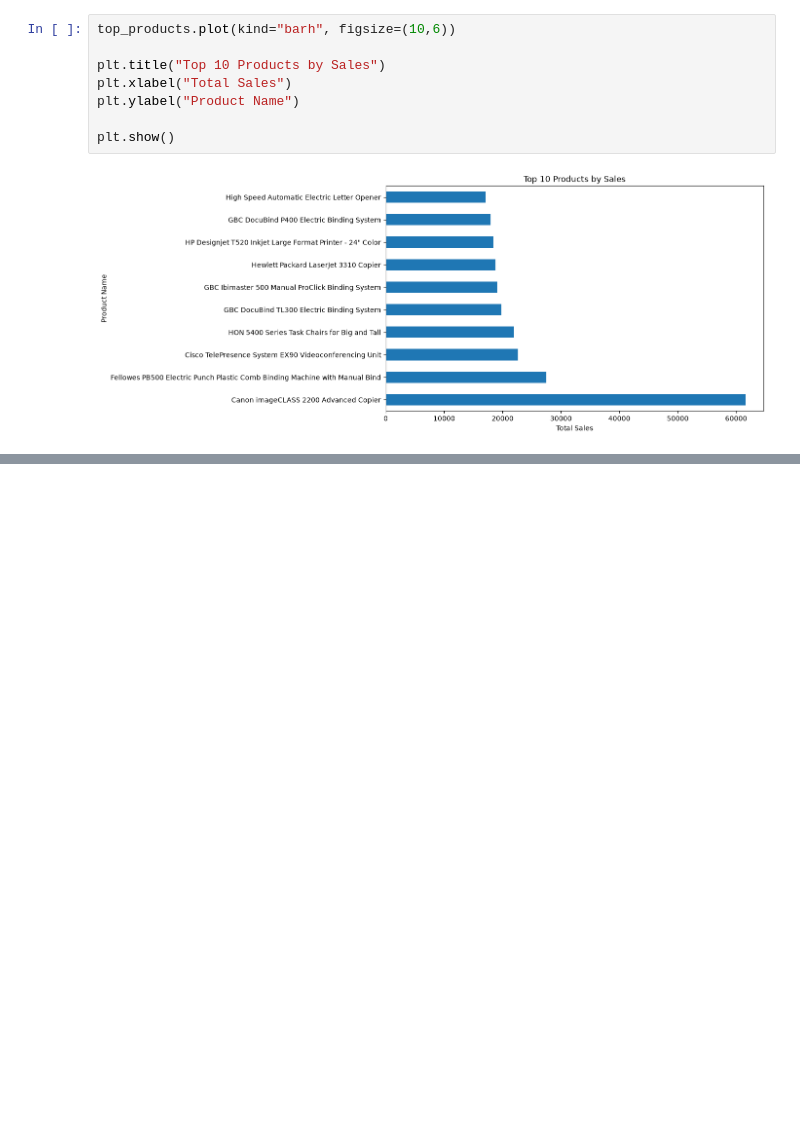
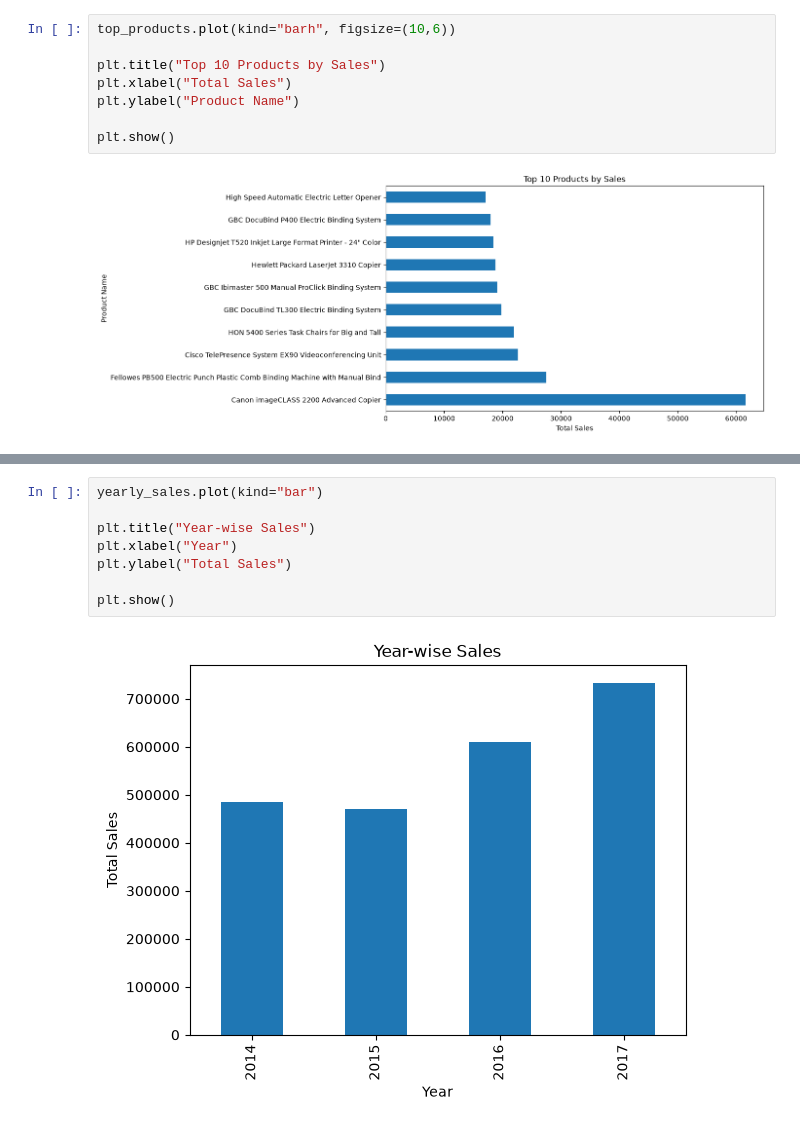
Before and after one commit to Veda-Vardhan-07/amazon-sales-analysis, a Jupyter notebook: notebooks/amazon_sales_analysis.ipynb, the cells around one changed output, grey strips where cells are left out. Drawn from its saved outputs; the diff is of its cells as text; blank space fills up the shorter version.

```diff
--- a/notebooks/amazon_sales_analysis.ipynb
+++ b/notebooks/amazon_sales_analysis.ipynb
@@ -299,0 +367,10 @@ plt.show()
+# %%
+yearly_sales.plot(kind="bar")
+
+plt.title("Year-wise Sales")
+plt.xlabel("Year")
+plt.ylabel("Total Sales")
+
+plt.show()
+# %% [output]
+[figure, added]
```
Also changed, not shown: parts of 37 cells of this notebook, 12 other files.
